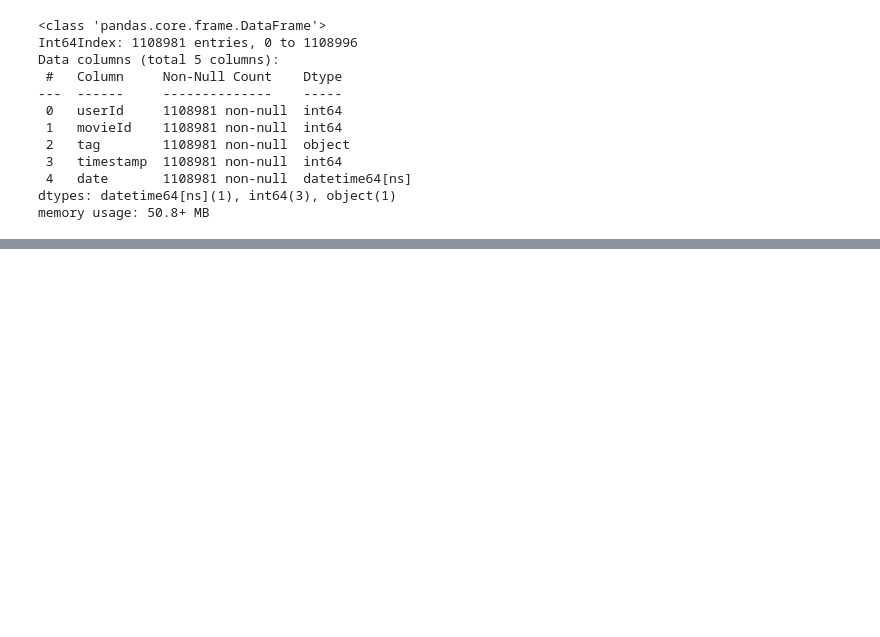
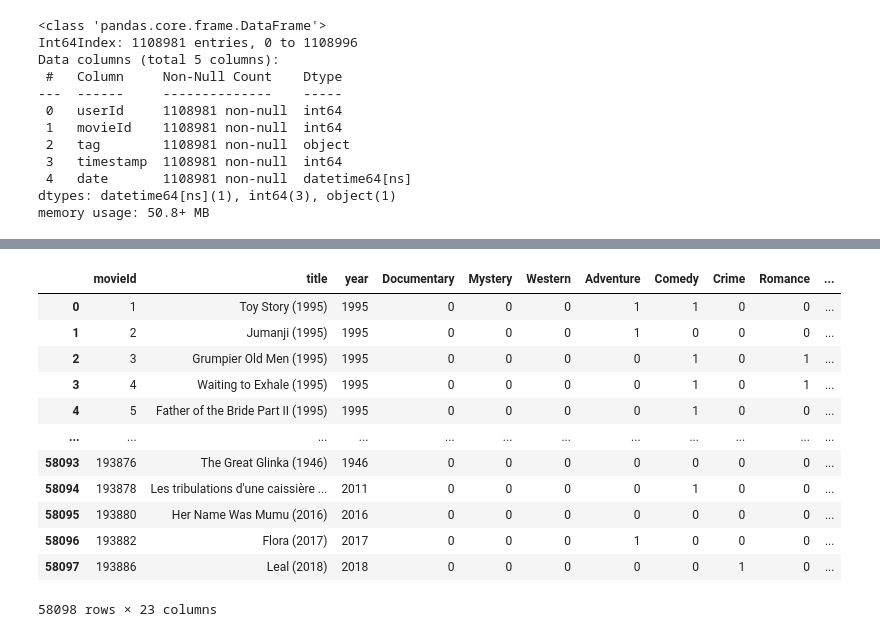
Before and after one commit to hoanganhlinh/WB_Asia_Laura_Pawel, a Jupyter notebook: Kamien_Milowy_I.ipynb, the cells around one changed output, grey strips where cells are left out. Saved outputs shown, nothing was run; the diff lists cells and outputs as text; code cells hidden in the pictures; blank space fills up the shorter version.

```diff
--- a/Kamien_Milowy_I.ipynb
+++ b/Kamien_Milowy_I.ipynb
@@ -498,0 +524,8 @@ memory usage: 50.8+ MB
+# %%
+string = ''
+for line in movies.genres:
+    string += line + '|'
+# print(string)
+
+genres = list(set(string.split('|')))[1:]
+print(*genres, sep="\n")
@@ -498,0 +553,7 @@ memory usage: 50.8+ MB
+# %%
+movies2 = movies[:]
+
+for genre in genres:
+    movies2.insert(len(movies2.columns), genre, movies['genres'].str.contains(pat=genre)*1)
+
+movies
@@ -498,0 +574,17 @@ memory usage: 50.8+ MB
+# %%
+del movies2['genres']
+movies2
+# %% [output]
+|  | movieId | title | year | Documentary | Mystery | Western | Adventure | Comedy | Crime | Romance | ... |
+| 0 | 1 | Toy Story (1995) | 1995 | 0 | 0 | 0 | 1 | 1 | 0 | 0 | ... |
+| 1 | 2 | Jumanji (1995) | 1995 | 0 | 0 | 0 | 1 | 0 | 0 | 0 | ... |
+| 2 | 3 | Grumpier Old Men (1995) | 1995 | 0 | 0 | 0 | 0 | 1 | 0 | 1 | ... |
+| 3 | 4 | Waiting to Exhale (1995) | 1995 | 0 | 0 | 0 | 0 | 1 | 0 | 1 | ... |
+| 4 | 5 | Father of the Bride Part II (1995) | 1995 | 0 | 0 | 0 | 0 | 1 | 0 | 0 | ... |
+| ... | ... | ... | ... | ... | ... | ... | ... | ... | ... | ... | ... |
+| 58093 | 193876 | The Great Glinka (1946) | 1946 | 0 | 0 | 0 | 0 | 0 | 0 | 0 | ... |
+| 58094 | 193878 | Les tribulations d'une caissière ... | 2011 | 0 | 0 | 0 | 0 | 1 | 0 | 0 | ... |
+| 58095 | 193880 | Her Name Was Mumu (2016) | 2016 | 0 | 0 | 0 | 0 | 0 | 0 | 0 | ... |
+| 58096 | 193882 | Flora (2017) | 2017 | 0 | 0 | 0 | 1 | 0 | 0 | 0 | ... |
+| 58097 | 193886 | Leal (2018) | 2018 | 0 | 0 | 0 | 0 | 0 | 1 | 0 | ... |
+58098 rows × 23 columns
```
Also changed, not shown: parts of 10 cells of this notebook.
